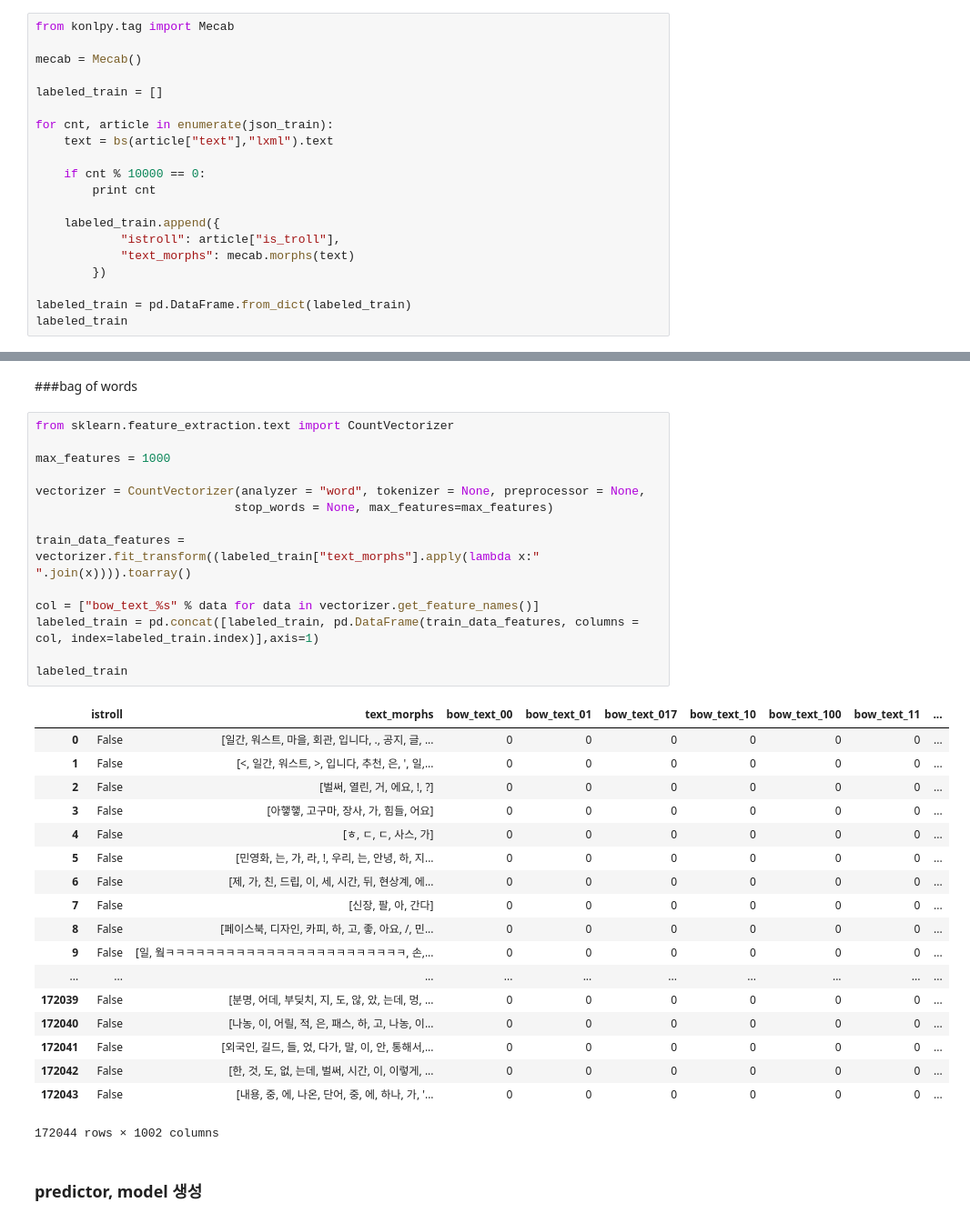
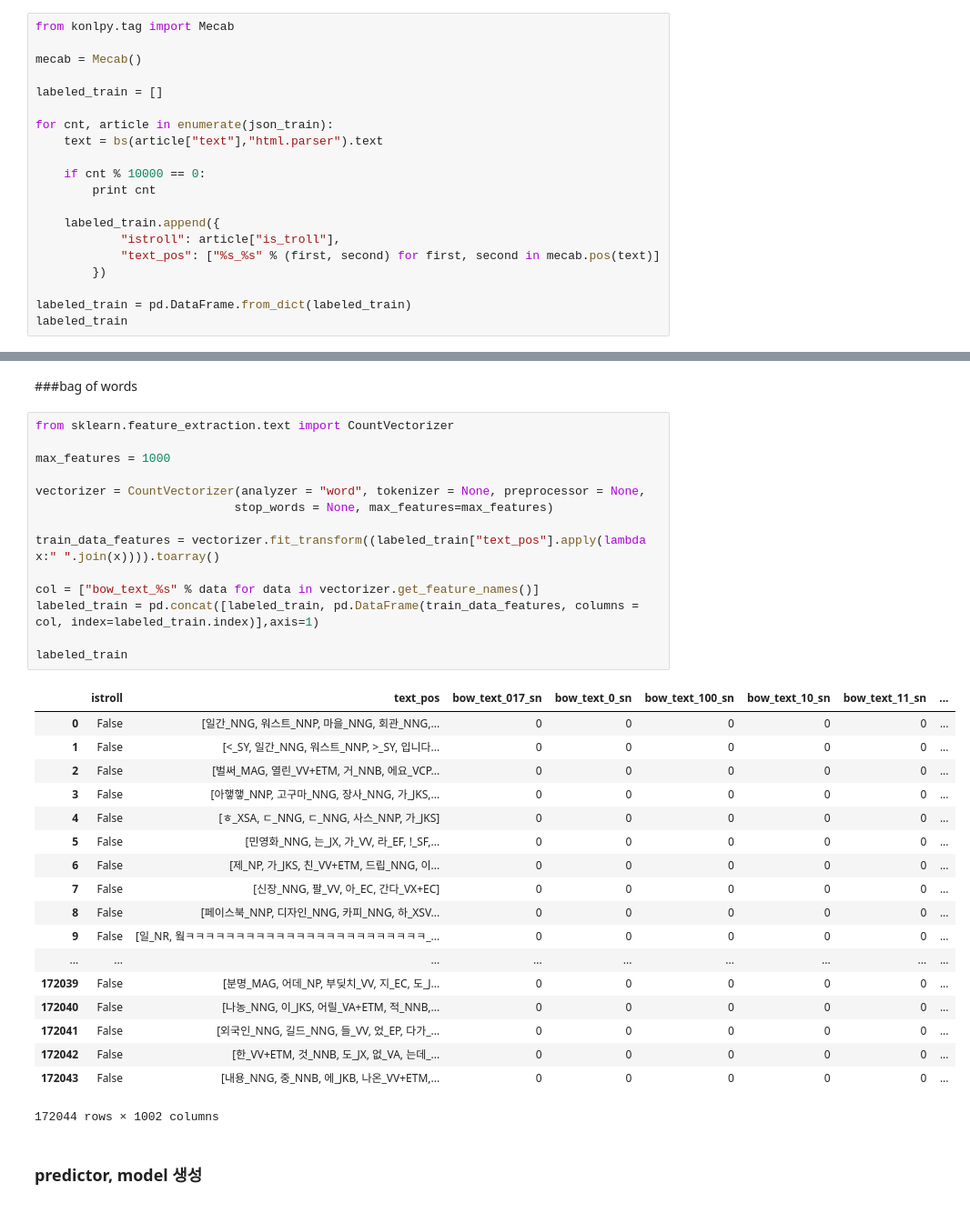
Before and after one commit to MacLunch/MacLunch, a Jupyter notebook: 1.Feature Extraction - Text.ipynb, the cells around one changed output, grey strips where cells are left out. Shown at 91% size. Cells and saved outputs as stored; diff of their text form.

Commit message:
morphs -> pos

```diff
--- a/1.Feature Extraction - Text.ipynb
+++ b/1.Feature Extraction - Text.ipynb
@@ -23,14 +23,14 @@ mecab = Mecab()
 labeled_train = []
 
 for cnt, article in enumerate(json_train):
-    text = bs(article["text"],"lxml").text
+    text = bs(article["text"],"html.parser").text
 
     if cnt % 10000 == 0:
         print cnt
 
     labeled_train.append({
             "istroll": article["is_troll"],
-            "text_morphs": mecab.morphs(text)
+            "text_pos": ["%s_%s" % (first, second) for first, second in mecab.pos(text)]
         })
 
 labeled_train = pd.DataFrame.from_dict(labeled_train)
@@ -77,35 +95,35 @@ labeled_train
 # %%
 from sklearn.feature_extraction.text import CountVectorizer
 
 max_features = 1000
 
 vectorizer = CountVectorizer(analyzer = "word", tokenizer = None, preprocessor = None,
                             stop_words = None, max_features=max_features)
 
-train_data_features = vectorizer.fit_transform((labeled_train["text_morphs"].apply(lambda x:" ".join(x)))).toarray()
+train_data_features = vectorizer.fit_transform((labeled_train["text_pos"].apply(lambda x:" ".join(x)))).toarray()
 
 col = ["bow_text_%s" % data for data in vectorizer.get_feature_names()]
 labeled_train = pd.concat([labeled_train, pd.DataFrame(train_data_features, columns = col, index=labeled_train.index)],axis=1)
 
 labeled_train
 # %% [output]
-|  | istroll | text_morphs | bow_text_00 | bow_text_01 | bow_text_017 | bow_text_10 | bow_text_100 | bow_text_11 | ... |
-| 0 | False | [일간, 워스트, 마을, 회관, 입니다, ., 공지, 글, ... | 0 | 0 | 0 | 0 | 0 | 0 | ... |
-| 1 | False | [<, 일간, 워스트, >, 입니다, 추천, 은, ', 일,... | 0 | 0 | 0 | 0 | 0 | 0 | ... |
-| 2 | False | [벌써, 열린, 거, 에요, !, ?] | 0 | 0 | 0 | 0 | 0 | 0 | ... |
-| 3 | False | [아햏햏, 고구마, 장사, 가, 힘들, 어요] | 0 | 0 | 0 | 0 | 0 | 0 | ... |
-| 4 | False | [ㅎ, ㄷ, ㄷ, 사스, 가] | 0 | 0 | 0 | 0 | 0 | 0 | ... |
-| 5 | False | [민영화, 는, 가, 라, !, 우리, 는, 안녕, 하, 지... | 0 | 0 | 0 | 0 | 0 | 0 | ... |
-| 6 | False | [제, 가, 친, 드립, 이, 세, 시간, 뒤, 현상계, 에... | 0 | 0 | 0 | 0 | 0 | 0 | ... |
-| 7 | False | [신장, 팔, 아, 간다] | 0 | 0 | 0 | 0 | 0 | 0 | ... |
-| 8 | False | [페이스북, 디자인, 카피, 하, 고, 좋, 아요, /, 민... | 0 | 0 | 0 | 0 | 0 | 0 | ... |
-| 9 | False | [일, 웤ㅋㅋㅋㅋㅋㅋㅋㅋㅋㅋㅋㅋㅋㅋㅋㅋㅋㅋㅋㅋㅋㅋㅋㅋ, 손,... | 0 | 0 | 0 | 0 | 0 | 0 | ... |
-| ... | ... | ... | ... | ... | ... | ... | ... | ... | ... |
-| 172039 | False | [분명, 어데, 부딪치, 지, 도, 않, 았, 는데, 멍, ... | 0 | 0 | 0 | 0 | 0 | 0 | ... |
-| 172040 | False | [나농, 이, 어릴, 적, 은, 패스, 하, 고, 나농, 이... | 0 | 0 | 0 | 0 | 0 | 0 | ... |
-| 172041 | False | [외국인, 길드, 들, 었, 다가, 말, 이, 안, 통해서,... | 0 | 0 | 0 | 0 | 0 | 0 | ... |
-| 172042 | False | [한, 것, 도, 없, 는데, 벌써, 시간, 이, 이렇게, ... | 0 | 0 | 0 | 0 | 0 | 0 | ... |
-| 172043 | False | [내용, 중, 에, 나온, 단어, 중, 에, 하나, 가, '... | 0 | 0 | 0 | 0 | 0 | 0 | ... |
+|  | istroll | text_pos | bow_text_017_sn | bow_text_0_sn | bow_text_100_sn | bow_text_10_sn | bow_text_11_sn | ... |
+| 0 | False | [일간_NNG, 워스트_NNP, 마을_NNG, 회관_NNG,... | 0 | 0 | 0 | 0 | 0 | ... |
+| 1 | False | [<_SY, 일간_NNG, 워스트_NNP, >_SY, 입니다... | 0 | 0 | 0 | 0 | 0 | ... |
+| 2 | False | [벌써_MAG, 열린_VV+ETM, 거_NNB, 에요_VCP... | 0 | 0 | 0 | 0 | 0 | ... |
+| 3 | False | [아햏햏_NNP, 고구마_NNG, 장사_NNG, 가_JKS,... | 0 | 0 | 0 | 0 | 0 | ... |
+| 4 | False | [ㅎ_XSA, ㄷ_NNG, ㄷ_NNG, 사스_NNP, 가_JKS] | 0 | 0 | 0 | 0 | 0 | ... |
+| 5 | False | [민영화_NNG, 는_JX, 가_VV, 라_EF, !_SF,... | 0 | 0 | 0 | 0 | 0 | ... |
+| 6 | False | [제_NP, 가_JKS, 친_VV+ETM, 드립_NNG, 이... | 0 | 0 | 0 | 0 | 0 | ... |
+| 7 | False | [신장_NNG, 팔_VV, 아_EC, 간다_VX+EC] | 0 | 0 | 0 | 0 | 0 | ... |
+| 8 | False | [페이스북_NNP, 디자인_NNG, 카피_NNG, 하_XSV... | 0 | 0 | 0 | 0 | 0 | ... |
+| 9 | False | [일_NR, 웤ㅋㅋㅋㅋㅋㅋㅋㅋㅋㅋㅋㅋㅋㅋㅋㅋㅋㅋㅋㅋㅋㅋㅋㅋ_... | 0 | 0 | 0 | 0 | 0 | ... |
+| ... | ... | ... | ... | ... | ... | ... | ... | ... |
+| 172039 | False | [분명_MAG, 어데_NP, 부딪치_VV, 지_EC, 도_J... | 0 | 0 | 0 | 0 | 0 | ... |
+| 172040 | False | [나농_NNG, 이_JKS, 어릴_VA+ETM, 적_NNB,... | 0 | 0 | 0 | 0 | 0 | ... |
+| 172041 | False | [외국인_NNG, 길드_NNG, 들_VV, 었_EP, 다가_... | 0 | 0 | 0 | 0 | 0 | ... |
+| 172042 | False | [한_VV+ETM, 것_NNB, 도_JX, 없_VA, 는데_... | 0 | 0 | 0 | 0 | 0 | ... |
+| 172043 | False | [내용_NNG, 중_NNB, 에_JKB, 나온_VV+ETM,... | 0 | 0 | 0 | 0 | 0 | ... |
 172044 rows × 1002 columns
 # %% [markdown]
 ### predictor, model 생성
```
Also changed, not shown: parts of 4 cells of this notebook, 2 other files.
